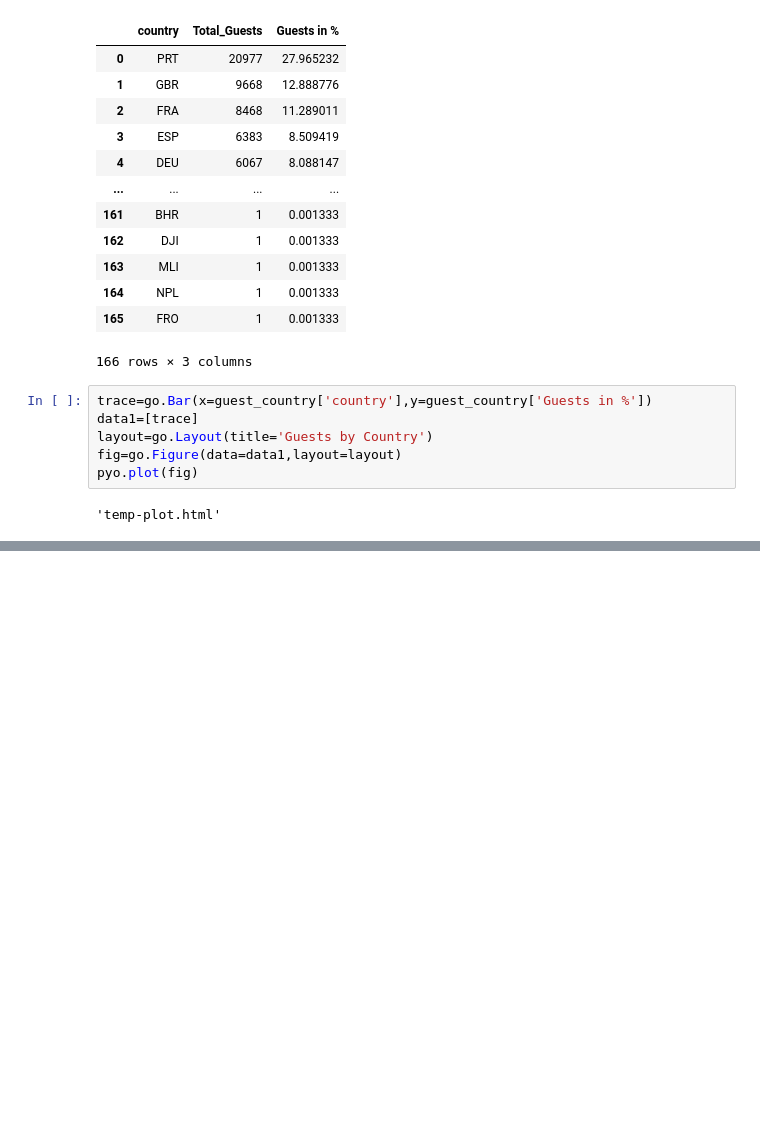
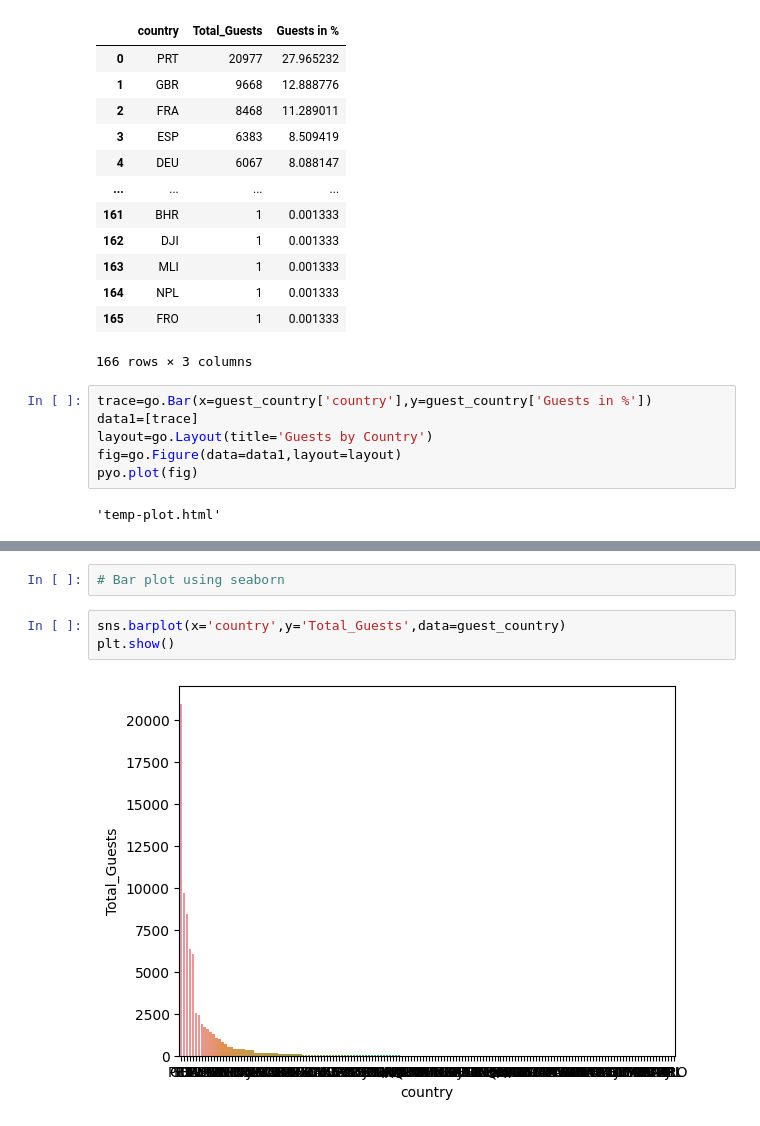
Before and after one commit to abhaygzb15/Hotel_Data_Analytics, a Jupyter notebook: Project1_hotelbookings/Hotel_Bookings_Data_Analytics.ipynb, the cells around one changed output, grey strips where cells are left out. Saved outputs shown, nothing was run; the diff lists cells and outputs as text; blank space fills up the shorter version.

Commit message:
Creating bar and pie charts

```diff
--- a/Project1_hotelbookings/Hotel_Bookings_Data_Analytics.ipynb
+++ b/Project1_hotelbookings/Hotel_Bookings_Data_Analytics.ipynb
@@ -516,0 +533,7 @@ map_guest.show()
+# %%
+# Bar plot using seaborn
+# %%
+sns.barplot(x='country',y='Total_Guests',data=guest_country)
+plt.show()
+# %% [output]
+[figure, added]
```
Also changed, not shown: parts of 2 cells of this notebook.
